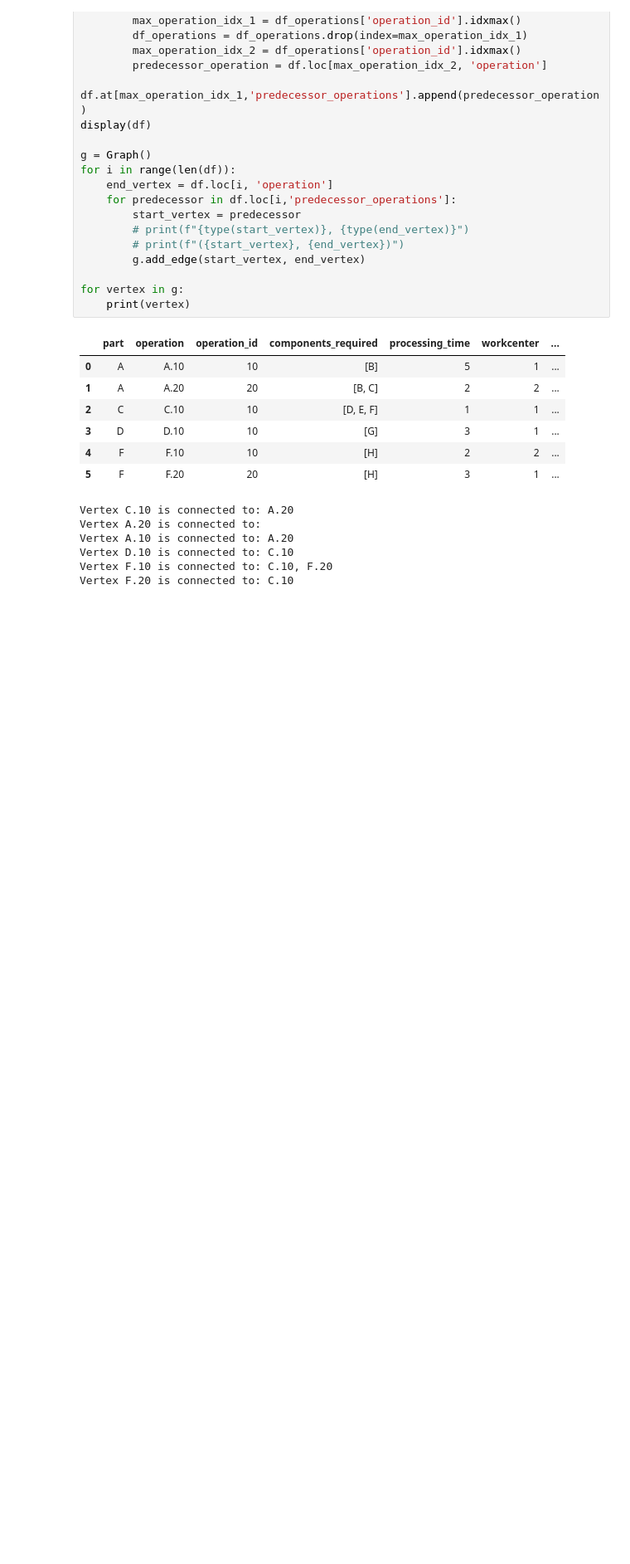
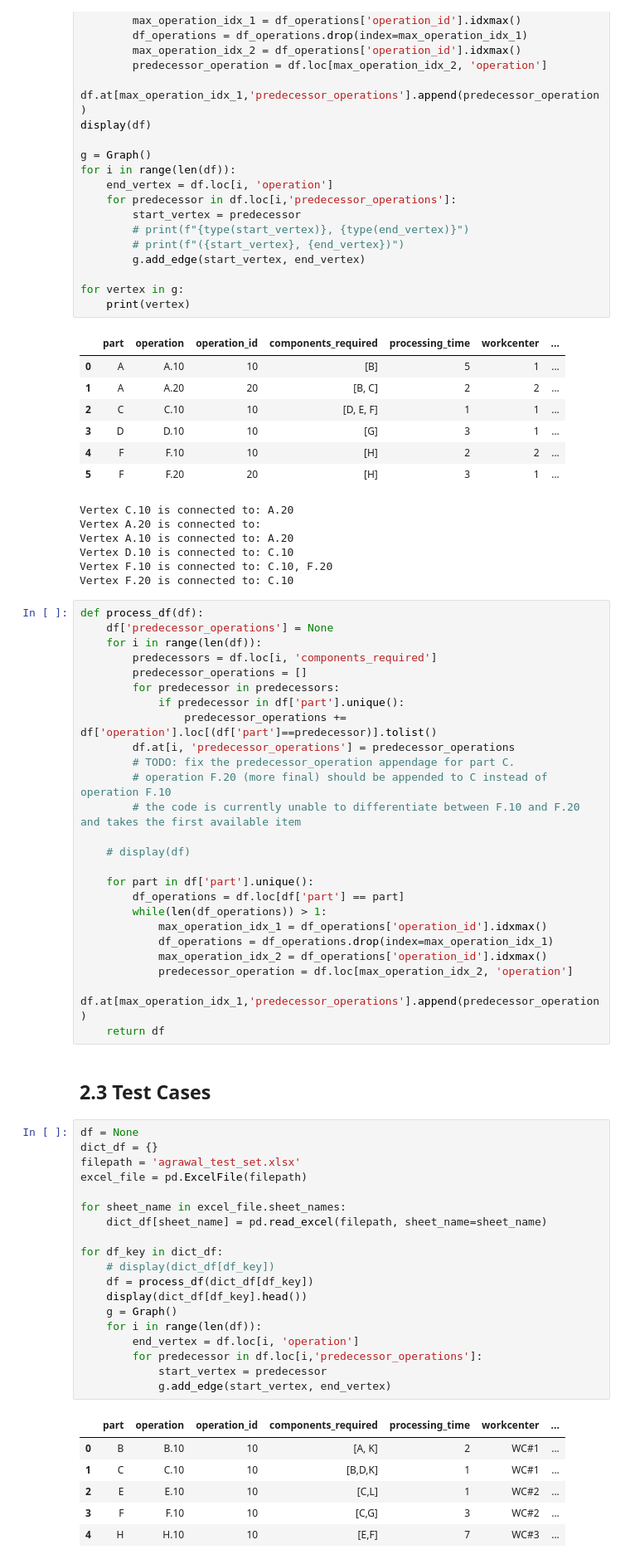
Before and after one commit to nathanansel28/40.014-ESA, a Jupyter notebook: 02_TestingHeuristics/agrawal_heuristic.ipynb, the cells around one changed output. Shown at 83% size. Saved outputs shown, nothing was run; the diff lists cells and outputs as text; blank space fills up the shorter version.

Commit message:
agrawal

```diff
--- a/02_TestingHeuristics/agrawal_heuristic.ipynb
+++ b/02_TestingHeuristics/agrawal_heuristic.ipynb
@@ -500,3 +500,56 @@ Vertex A.10 is connected to: A.20
 Vertex D.10 is connected to: C.10
 Vertex F.10 is connected to: C.10, F.20
 Vertex F.20 is connected to: C.10
+# %%
+def process_df(df):
+    df['predecessor_operations'] = None
+    for i in range(len(df)):
+        predecessors = df.loc[i, 'components_required']
+        predecessor_operations = []
+        for predecessor in predecessors:
+            if predecessor in df['part'].unique():
+                predecessor_operations += df['operation'].loc[(df['part']==predecessor)].tolist()
+        df.at[i, 'predecessor_operations'] = predecessor_operations
+        # TODO: fix the predecessor_operation appendage for part C.
+        # operation F.20 (more final) should be appended to C instead of operation F.10
+        # the code is currently unable to differentiate between F.10 and F.20 and takes the first available item
+
+    # display(df)
+
+    for part in df['part'].unique():
+        df_operations = df.loc[df['part'] == part]
+        while(len(df_operations)) > 1:
+            max_operation_idx_1 = df_operations['operation_id'].idxmax()
+            df_operations = df_operations.drop(index=max_operation_idx_1)
+            max_operation_idx_2 = df_operations['operation_id'].idxmax()
+            predecessor_operation = df.loc[max_operation_idx_2, 'operation']
+            df.at[max_operation_idx_1,'predecessor_operations'].append(predecessor_operation)
+    return df
+# %% [markdown]
+## 2.3 Test Cases
+# %%
+df = None
+dict_df = {}
+filepath = 'agrawal_test_set.xlsx'
+excel_file = pd.ExcelFile(filepath)
+
+for sheet_name in excel_file.sheet_names:
+    dict_df[sheet_name] = pd.read_excel(filepath, sheet_name=sheet_name)
+
+for df_key in dict_df:
+    # display(dict_df[df_key])
+    df = process_df(dict_df[df_key])
+    display(dict_df[df_key].head())
+    g = Graph()
+    for i in range(len(df)):
+        end_vertex = df.loc[i, 'operation']
+        for predecessor in df.loc[i,'predecessor_operations']:
+            start_vertex = predecessor
+            g.add_edge(start_vertex, end_vertex)
+# %% [output]
+|  | part | operation | operation_id | components_required | processing_time | workcenter | ... |
+| 0 | B | B.10 | 10 | [A, K] | 2 | WC#1 | ... |
+| 1 | C | C.10 | 10 | [B,D,K] | 1 | WC#1 | ... |
+| 2 | E | E.10 | 10 | [C,L] | 1 | WC#2 | ... |
+| 3 | F | F.10 | 10 | [C,G] | 3 | WC#2 | ... |
+| 4 | H | H.10 | 10 | [E,F] | 7 | WC#3 | ... |
```
Also changed, not shown: parts of 1 cell of this notebook, 1 other file.
